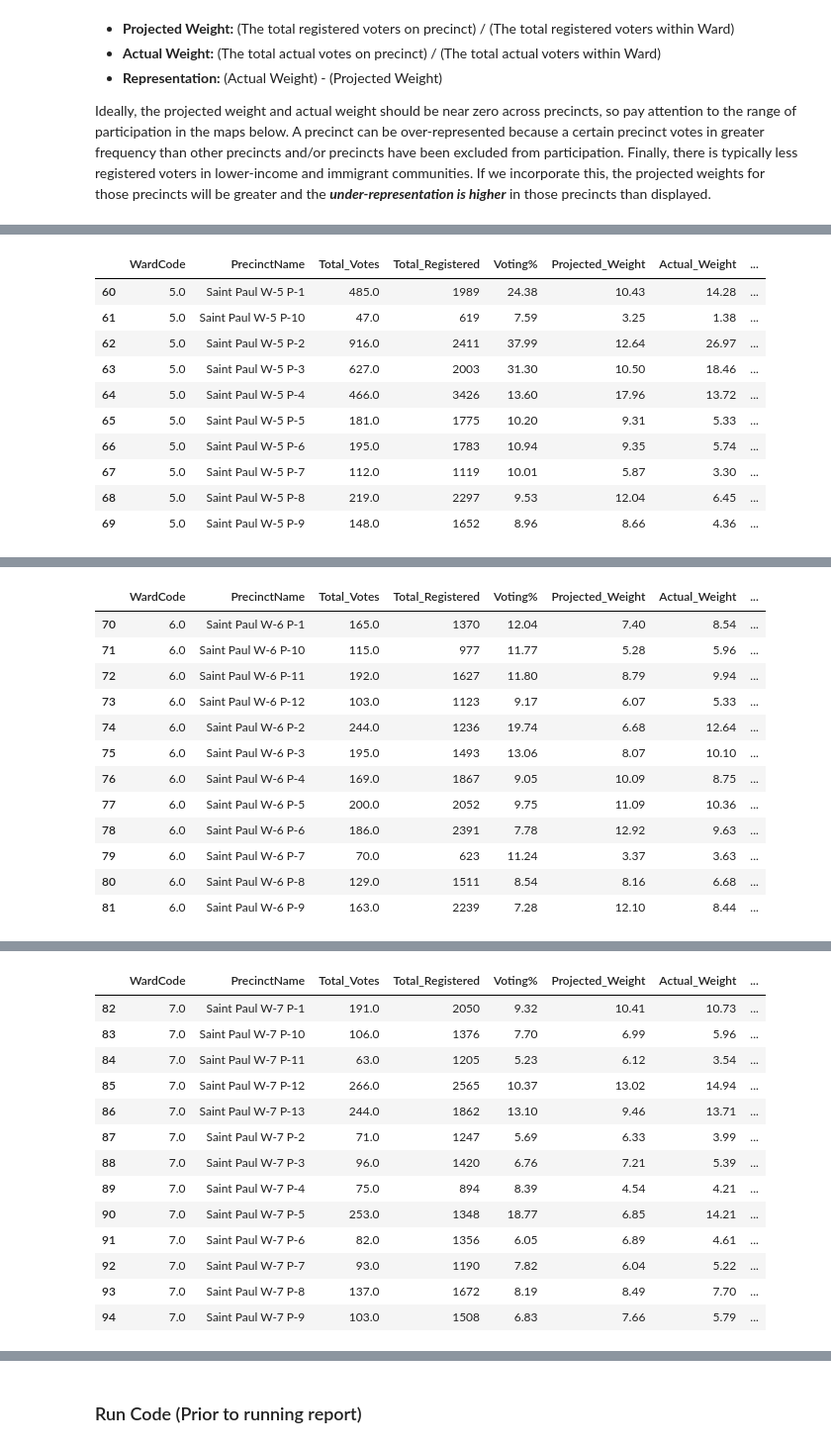
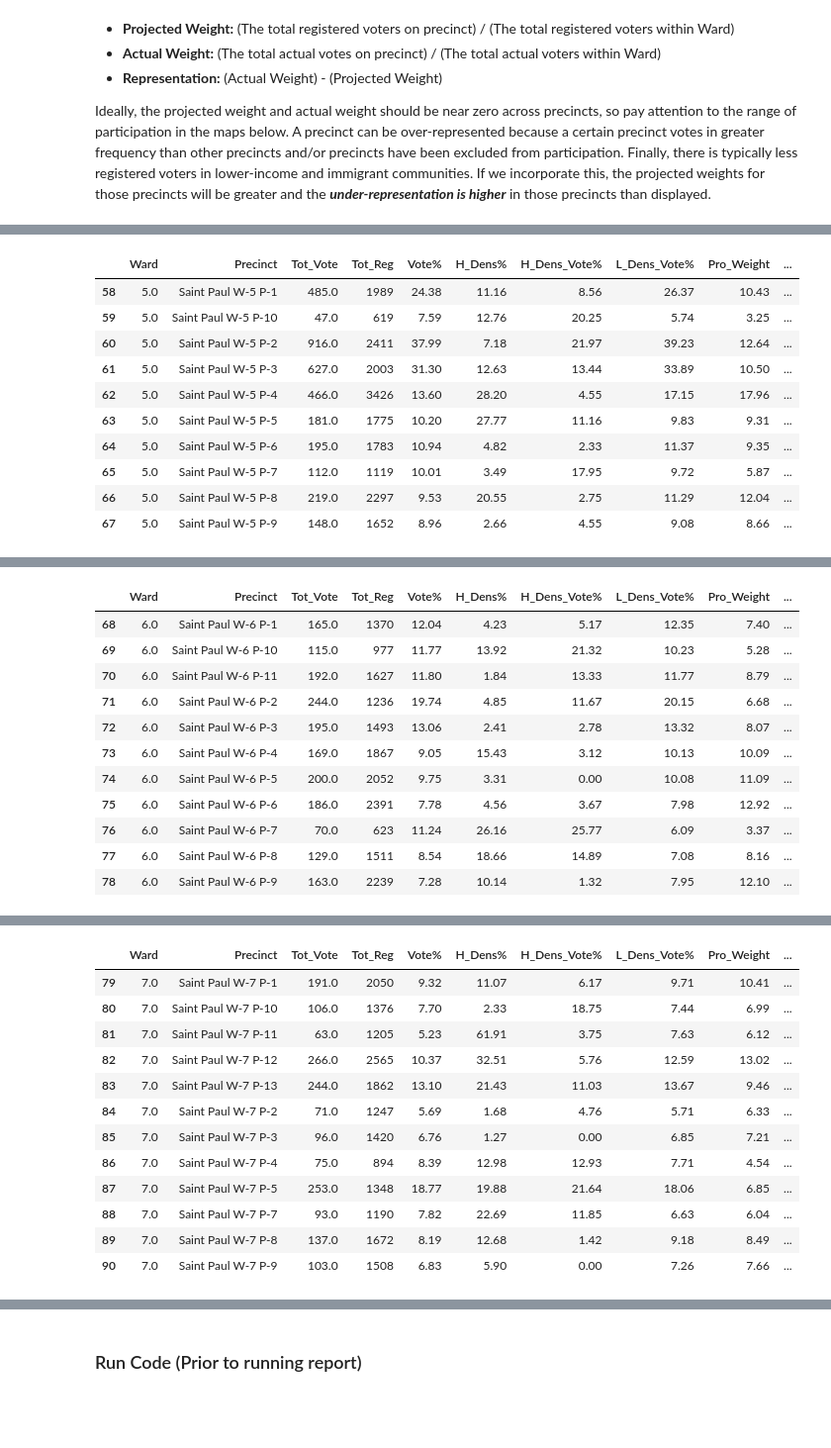
Before and after one commit to sustainabu/OpenData_Saint_Paul, a Jupyter notebook: _Saint Paul City Council Election Analysis/Saint Paul 2015 City Council Voting Report_06-24-19 [Data Only].ipynb, the cells around one changed output, grey strips where cells are left out. Shown at 99% size. Cells and saved outputs as stored; diff of their text form; code cells hidden in the pictures; blank space fills up the shorter version.

```diff
--- a/_Saint Paul City Council Election Analysis/Saint Paul 2015 City Council Voting Report_06-24-19 [Data Only].ipynb
+++ b/_Saint Paul City Council Election Analysis/Saint Paul 2015 City Council Voting Report_06-24-19 [Data Only].ipynb
@@ -263,19 +262,19 @@ map_2015_SP_CityCouncilRepresentation_byPrecinct(4)
 
 <img src="Graphs/Ward5 Map.png" alt="Drawing" style="width: 1000px;"/>
 # %%
-P_15.query('WardCode==5')
+P_15.query('Ward==5')
 # %% [output]
-|  | WardCode | PrecinctName | Total_Votes | Total_Registered | Voting% | Projected_Weight | Actual_Weight | ... |
-| 60 | 5.0 | Saint Paul W-5 P-1 | 485.0 | 1989 | 24.38 | 10.43 | 14.28 | ... |
-| 61 | 5.0 | Saint Paul W-5 P-10 | 47.0 | 619 | 7.59 | 3.25 | 1.38 | ... |
-| 62 | 5.0 | Saint Paul W-5 P-2 | 916.0 | 2411 | 37.99 | 12.64 | 26.97 | ... |
-| 63 | 5.0 | Saint Paul W-5 P-3 | 627.0 | 2003 | 31.30 | 10.50 | 18.46 | ... |
-| 64 | 5.0 | Saint Paul W-5 P-4 | 466.0 | 3426 | 13.60 | 17.96 | 13.72 | ... |
-| 65 | 5.0 | Saint Paul W-5 P-5 | 181.0 | 1775 | 10.20 | 9.31 | 5.33 | ... |
-| 66 | 5.0 | Saint Paul W-5 P-6 | 195.0 | 1783 | 10.94 | 9.35 | 5.74 | ... |
-| 67 | 5.0 | Saint Paul W-5 P-7 | 112.0 | 1119 | 10.01 | 5.87 | 3.30 | ... |
-| 68 | 5.0 | Saint Paul W-5 P-8 | 219.0 | 2297 | 9.53 | 12.04 | 6.45 | ... |
-| 69 | 5.0 | Saint Paul W-5 P-9 | 148.0 | 1652 | 8.96 | 8.66 | 4.36 | ... |
+|  | Ward | Precinct | Tot_Vote | Tot_Reg | Vote% | H_Dens% | H_Dens_Vote% | L_Dens_Vote% | Pro_Weight | ... |
+| 58 | 5.0 | Saint Paul W-5 P-1 | 485.0 | 1989 | 24.38 | 11.16 | 8.56 | 26.37 | 10.43 | ... |
+| 59 | 5.0 | Saint Paul W-5 P-10 | 47.0 | 619 | 7.59 | 12.76 | 20.25 | 5.74 | 3.25 | ... |
+| 60 | 5.0 | Saint Paul W-5 P-2 | 916.0 | 2411 | 37.99 | 7.18 | 21.97 | 39.23 | 12.64 | ... |
+| 61 | 5.0 | Saint Paul W-5 P-3 | 627.0 | 2003 | 31.30 | 12.63 | 13.44 | 33.89 | 10.50 | ... |
+| 62 | 5.0 | Saint Paul W-5 P-4 | 466.0 | 3426 | 13.60 | 28.20 | 4.55 | 17.15 | 17.96 | ... |
+| 63 | 5.0 | Saint Paul W-5 P-5 | 181.0 | 1775 | 10.20 | 27.77 | 11.16 | 9.83 | 9.31 | ... |
+| 64 | 5.0 | Saint Paul W-5 P-6 | 195.0 | 1783 | 10.94 | 4.82 | 2.33 | 11.37 | 9.35 | ... |
+| 65 | 5.0 | Saint Paul W-5 P-7 | 112.0 | 1119 | 10.01 | 3.49 | 17.95 | 9.72 | 5.87 | ... |
+| 66 | 5.0 | Saint Paul W-5 P-8 | 219.0 | 2297 | 9.53 | 20.55 | 2.75 | 11.29 | 12.04 | ... |
+| 67 | 5.0 | Saint Paul W-5 P-9 | 148.0 | 1652 | 8.96 | 2.66 | 4.55 | 9.08 | 8.66 | ... |
 # %%
 map_2015_SP_CityCouncilRepresentation_byPrecinct(5)
 # %% [output]
@@ -285,21 +284,20 @@ map_2015_SP_CityCouncilRepresentation_byPrecinct(5)
 
 <img src="Graphs/Ward6 Map.png" alt="Drawing" style="width: 900px;"/>
 # %%
-P_15.query('WardCode==6')
+P_15.query('Ward==6')
 # %% [output]
-|  | WardCode | PrecinctName | Total_Votes | Total_Registered | Voting% | Projected_Weight | Actual_Weight | ... |
-| 70 | 6.0 | Saint Paul W-6 P-1 | 165.0 | 1370 | 12.04 | 7.40 | 8.54 | ... |
-| 71 | 6.0 | Saint Paul W-6 P-10 | 115.0 | 977 | 11.77 | 5.28 | 5.96 | ... |
-| 72 | 6.0 | Saint Paul W-6 P-11 | 192.0 | 1627 | 11.80 | 8.79 | 9.94 | ... |
-| 73 | 6.0 | Saint Paul W-6 P-12 | 103.0 | 1123 | 9.17 | 6.07 | 5.33 | ... |
-| 74 | 6.0 | Saint Paul W-6 P-2 | 244.0 | 1236 | 19.74 | 6.68 | 12.64 | ... |
-| 75 | 6.0 | Saint Paul W-6 P-3 | 195.0 | 1493 | 13.06 | 8.07 | 10.10 | ... |
-| 76 | 6.0 | Saint Paul W-6 P-4 | 169.0 | 1867 | 9.05 | 10.09 | 8.75 | ... |
-| 77 | 6.0 | Saint Paul W-6 P-5 | 200.0 | 2052 | 9.75 | 11.09 | 10.36 | ... |
-| 78 | 6.0 | Saint Paul W-6 P-6 | 186.0 | 2391 | 7.78 | 12.92 | 9.63 | ... |
-| 79 | 6.0 | Saint Paul W-6 P-7 | 70.0 | 623 | 11.24 | 3.37 | 3.63 | ... |
-| 80 | 6.0 | Saint Paul W-6 P-8 | 129.0 | 1511 | 8.54 | 8.16 | 6.68 | ... |
-| 81 | 6.0 | Saint Paul W-6 P-9 | 163.0 | 2239 | 7.28 | 12.10 | 8.44 | ... |
+|  | Ward | Precinct | Tot_Vote | Tot_Reg | Vote% | H_Dens% | H_Dens_Vote% | L_Dens_Vote% | Pro_Weight | ... |
+| 68 | 6.0 | Saint Paul W-6 P-1 | 165.0 | 1370 | 12.04 | 4.23 | 5.17 | 12.35 | 7.40 | ... |
+| 69 | 6.0 | Saint Paul W-6 P-10 | 115.0 | 977 | 11.77 | 13.92 | 21.32 | 10.23 | 5.28 | ... |
+| 70 | 6.0 | Saint Paul W-6 P-11 | 192.0 | 1627 | 11.80 | 1.84 | 13.33 | 11.77 | 8.79 | ... |
+| 71 | 6.0 | Saint Paul W-6 P-2 | 244.0 | 1236 | 19.74 | 4.85 | 11.67 | 20.15 | 6.68 | ... |
+| 72 | 6.0 | Saint Paul W-6 P-3 | 195.0 | 1493 | 13.06 | 2.41 | 2.78 | 13.32 | 8.07 | ... |
+| 73 | 6.0 | Saint Paul W-6 P-4 | 169.0 | 1867 | 9.05 | 15.43 | 3.12 | 10.13 | 10.09 | ... |
+| 74 | 6.0 | Saint Paul W-6 P-5 | 200.0 | 2052 | 9.75 | 3.31 | 0.00 | 10.08 | 11.09 | ... |
+| 75 | 6.0 | Saint Paul W-6 P-6 | 186.0 | 2391 | 7.78 | 4.56 | 3.67 | 7.98 | 12.92 | ... |
+| 76 | 6.0 | Saint Paul W-6 P-7 | 70.0 | 623 | 11.24 | 26.16 | 25.77 | 6.09 | 3.37 | ... |
+| 77 | 6.0 | Saint Paul W-6 P-8 | 129.0 | 1511 | 8.54 | 18.66 | 14.89 | 7.08 | 8.16 | ... |
+| 78 | 6.0 | Saint Paul W-6 P-9 | 163.0 | 2239 | 7.28 | 10.14 | 1.32 | 7.95 | 12.10 | ... |
 # %%
 map_2015_SP_CityCouncilRepresentation_byPrecinct(6)
 # %% [output]
@@ -309,22 +307,21 @@ map_2015_SP_CityCouncilRepresentation_byPrecinct(6)
 
 <img src="Graphs/Ward7 Map.png" alt="Drawing" style="width: 600px;"/>
 # %%
-P_15.query('WardCode==7')
+P_15.query('Ward==7')
 # %% [output]
-|  | WardCode | PrecinctName | Total_Votes | Total_Registered | Voting% | Projected_Weight | Actual_Weight | ... |
-| 82 | 7.0 | Saint Paul W-7 P-1 | 191.0 | 2050 | 9.32 | 10.41 | 10.73 | ... |
-| 83 | 7.0 | Saint Paul W-7 P-10 | 106.0 | 1376 | 7.70 | 6.99 | 5.96 | ... |
-| 84 | 7.0 | Saint Paul W-7 P-11 | 63.0 | 1205 | 5.23 | 6.12 | 3.54 | ... |
-| 85 | 7.0 | Saint Paul W-7 P-12 | 266.0 | 2565 | 10.37 | 13.02 | 14.94 | ... |
-| 86 | 7.0 | Saint Paul W-7 P-13 | 244.0 | 1862 | 13.10 | 9.46 | 13.71 | ... |
-| 87 | 7.0 | Saint Paul W-7 P-2 | 71.0 | 1247 | 5.69 | 6.33 | 3.99 | ... |
-| 88 | 7.0 | Saint Paul W-7 P-3 | 96.0 | 1420 | 6.76 | 7.21 | 5.39 | ... |
-| 89 | 7.0 | Saint Paul W-7 P-4 | 75.0 | 894 | 8.39 | 4.54 | 4.21 | ... |
-| 90 | 7.0 | Saint Paul W-7 P-5 | 253.0 | 1348 | 18.77 | 6.85 | 14.21 | ... |
-| 91 | 7.0 | Saint Paul W-7 P-6 | 82.0 | 1356 | 6.05 | 6.89 | 4.61 | ... |
-| 92 | 7.0 | Saint Paul W-7 P-7 | 93.0 | 1190 | 7.82 | 6.04 | 5.22 | ... |
-| 93 | 7.0 | Saint Paul W-7 P-8 | 137.0 | 1672 | 8.19 | 8.49 | 7.70 | ... |
-| 94 | 7.0 | Saint Paul W-7 P-9 | 103.0 | 1508 | 6.83 | 7.66 | 5.79 | ... |
+|  | Ward | Precinct | Tot_Vote | Tot_Reg | Vote% | H_Dens% | H_Dens_Vote% | L_Dens_Vote% | Pro_Weight | ... |
+| 79 | 7.0 | Saint Paul W-7 P-1 | 191.0 | 2050 | 9.32 | 11.07 | 6.17 | 9.71 | 10.41 | ... |
+| 80 | 7.0 | Saint Paul W-7 P-10 | 106.0 | 1376 | 7.70 | 2.33 | 18.75 | 7.44 | 6.99 | ... |
+| 81 | 7.0 | Saint Paul W-7 P-11 | 63.0 | 1205 | 5.23 | 61.91 | 3.75 | 7.63 | 6.12 | ... |
+| 82 | 7.0 | Saint Paul W-7 P-12 | 266.0 | 2565 | 10.37 | 32.51 | 5.76 | 12.59 | 13.02 | ... |
+| 83 | 7.0 | Saint Paul W-7 P-13 | 244.0 | 1862 | 13.10 | 21.43 | 11.03 | 13.67 | 9.46 | ... |
+| 84 | 7.0 | Saint Paul W-7 P-2 | 71.0 | 1247 | 5.69 | 1.68 | 4.76 | 5.71 | 6.33 | ... |
+| 85 | 7.0 | Saint Paul W-7 P-3 | 96.0 | 1420 | 6.76 | 1.27 | 0.00 | 6.85 | 7.21 | ... |
+| 86 | 7.0 | Saint Paul W-7 P-4 | 75.0 | 894 | 8.39 | 12.98 | 12.93 | 7.71 | 4.54 | ... |
+| 87 | 7.0 | Saint Paul W-7 P-5 | 253.0 | 1348 | 18.77 | 19.88 | 21.64 | 18.06 | 6.85 | ... |
+| 88 | 7.0 | Saint Paul W-7 P-7 | 93.0 | 1190 | 7.82 | 22.69 | 11.85 | 6.63 | 6.04 | ... |
+| 89 | 7.0 | Saint Paul W-7 P-8 | 137.0 | 1672 | 8.19 | 12.68 | 1.42 | 9.18 | 8.49 | ... |
+| 90 | 7.0 | Saint Paul W-7 P-9 | 103.0 | 1508 | 6.83 | 5.90 | 0.00 | 7.26 | 7.66 | ... |
 # %%
 map_2015_SP_CityCouncilRepresentation_byPrecinct(7)
 # %% [output]
```
Also changed, not shown: parts of 7 cells of this notebook, 5 other files.
